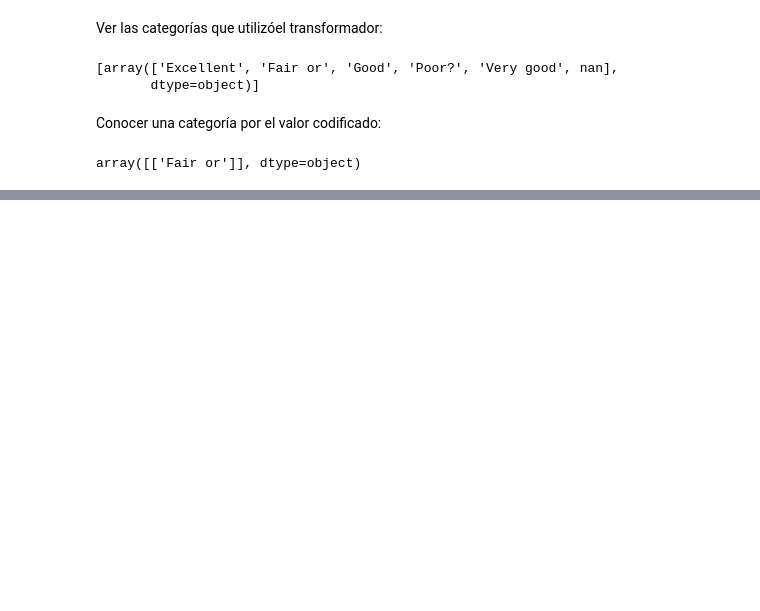
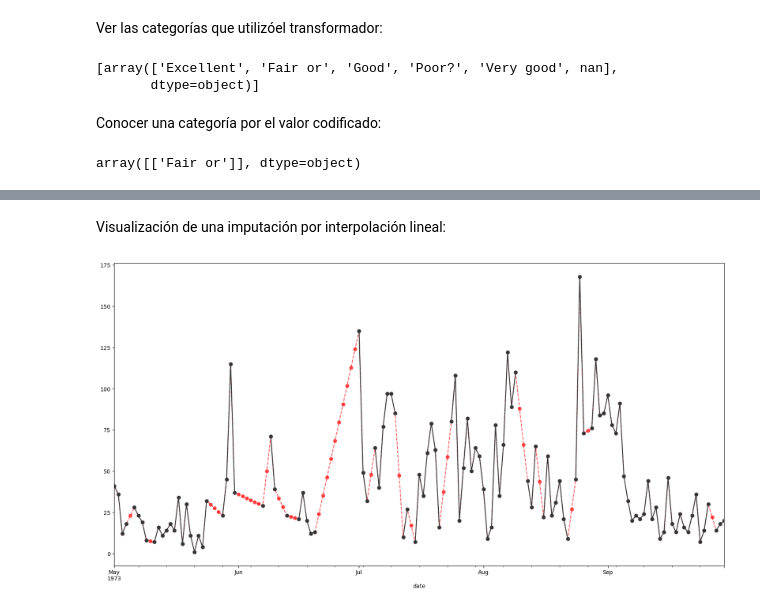
Before and after one commit to pahoalapizco/exploration_missing_values, a Jupyter notebook: notebooks/2.2-Imputation_missing_values-analysis.ipynb, the cells around one changed output, grey strips where cells are left out. Saved outputs shown, nothing was run; the diff lists cells and outputs as text; code cells hidden in the pictures; blank space fills up the shorter version.

Commit message:
:sparkles: Imputation: By interpolate method

```diff
--- a/notebooks/2.2-Imputation_missing_values-analysis.ipynb
+++ b/notebooks/2.2-Imputation_missing_values-analysis.ipynb
@@ -248,0 +331,18 @@ array([['Fair or']], dtype=object)
+# %% [markdown]
+Visualización de una imputación por interpolación lineal:
+# %%
+plt.figure(figsize=(20,10))
+
+(
+  airquality_df
+  .select_columns("ozone")
+  .pipe(
+    lambda df: (
+      df["ozone"].interpolate(method="linear").plot(color="r", alpha=6/9, linestyle="dashed", marker="o"),
+      df["ozone"].plot(color="#313638", marker="o")
+    )
+  )
+)
+plt.show()
+# %% [output]
+[figure, added]
```
Also changed, not shown: parts of 14 cells of this notebook.
